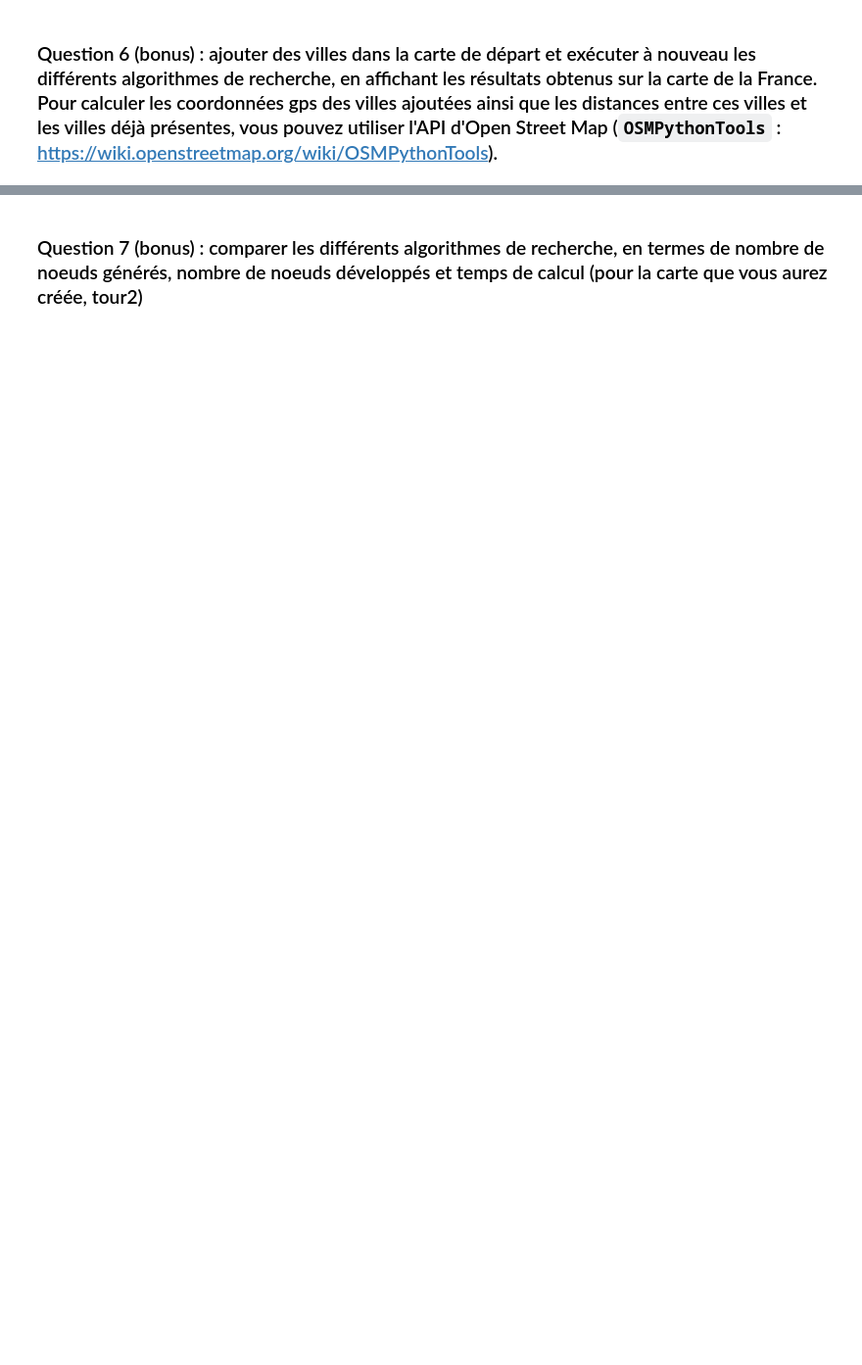
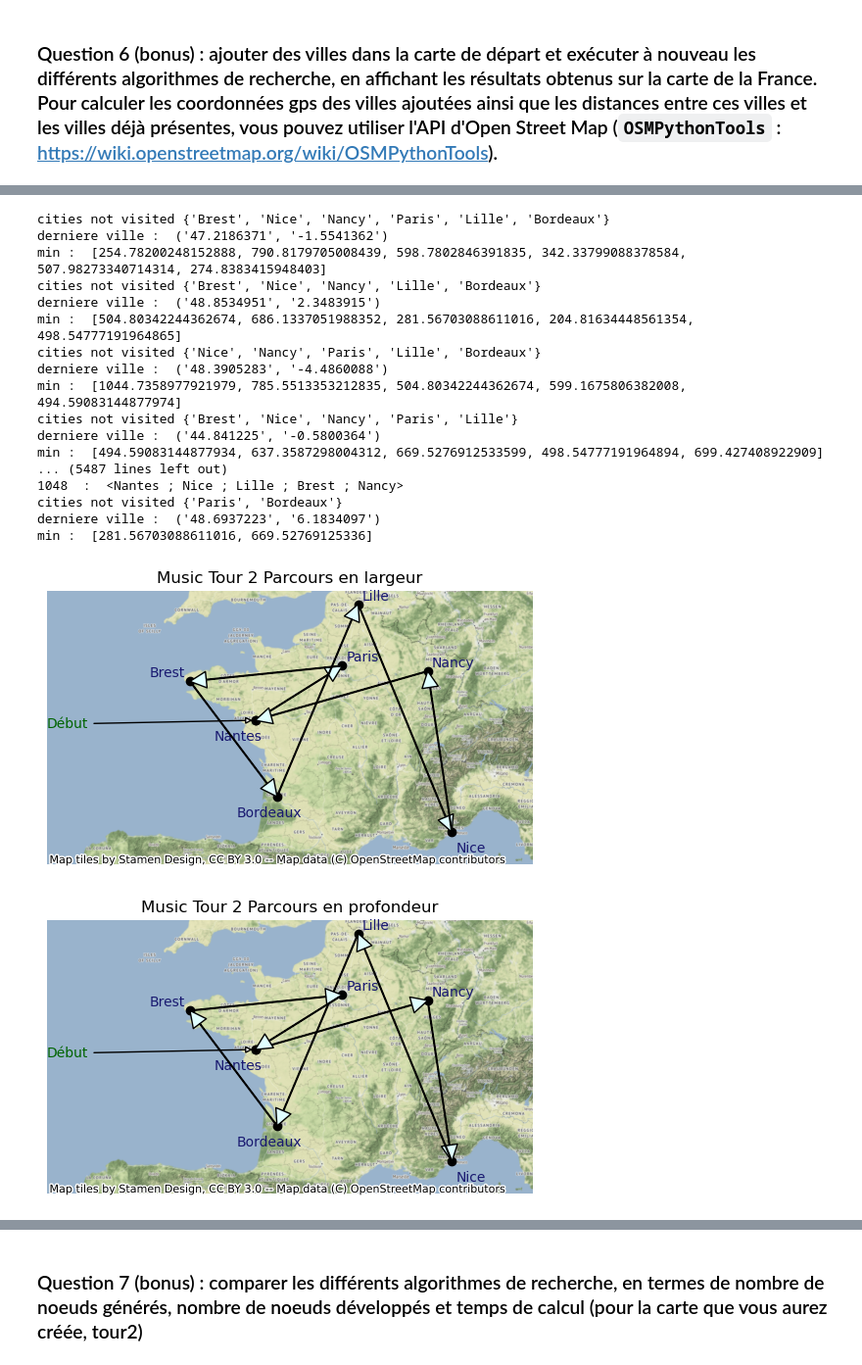
Before and after one commit to Zastial/SAE-PriceGuessr, a Jupyter notebook: planification_tournee_musicale.ipynb, the cells around one changed output, grey strips where cells are left out. Shown at 98% size. Saved outputs shown, nothing was run; the diff lists cells and outputs as text; code cells hidden in the pictures; blank space fills up the shorter version.

```diff
--- a/planification_tournee_musicale.ipynb
+++ b/planification_tournee_musicale.ipynb
@@ -807,0 +814,58 @@ music2 = MusicTourProblem(initial='Nantes', map=tour2)
+# %%
+api_key = "5b3ce3597851110001cf62486892130a499c4922a9a23870b1fe68c1"
+
+def distance(origine, destination):
+    client = ors.Client(key=api_key)
+    origin_coords = client.pelias_search(origine)['features'][0]['geometry']['coordinates']
+    destination_coords = client.pelias_search(destination)['features'][0]['geometry']['coordinates']
+    route = client.directions(coordinates=[origin_coords, destination_coords], profile='driving-car', format='geojson')
+    distance = route['features'][0]['properties']['segments'][0]['distance'] / 1000
+    return distance  # retourne la distance en kilomètres
+
+def populate(distances=False):
+    tour = Map({}, {})
+    cities = ["Nantes", "Paris", "Brest", "Bordeaux", "Lille", "Nice", "Nancy"]
+    geolocator = Nominatim()
+    for city in cities:
+        location = geolocator.query(city+', France').toJSON()[0]
+        tour.locations[city] = (location['lat'], location['lon'])
+
+    if distances:
+        for city1 in cities:
+            for city2 in cities:
+                if city1 != city2:
+                    tour.distances[(city1, city2)] = distance(city1+", France", city2+", France")
+
+    return tour
+
+# Nous avons fait le choix de prendre les distances depuis un service extérieur : en effet, nous avons besoin des
+# distances réelles et non des distances à vol d'oiseau.
+# récupérer toutes les distances depuis OpenRouteService prend un certain temps (environ 1m35 dans nos essais)
+# de plus, la clé api_key est limitée à 2000 demandes par jour et 40 par minute.
+# les distances sont donc remplies à la main, mais il suffit de changer la valeur de la variable distances pour obtenir les valeurs
+# depuis l'API
+
+distances = False
+tour2 = populate(distances)
+if not distances:
+    tour2.distances = {('Nantes', 'Paris'): 381.2022, ('Nantes', 'Brest'): 302.5412, ('Nantes', 'Bordeaux'): 347.7596, ('Nantes', 'Lille'): 603.3151, ('Nantes', 'Nice'): 1145.4768000000001, ('Nantes', 'Nancy'): 754.4465, ('Paris', 'Nantes'): 383.7441, ('Paris', 'Brest'): 589.5876, ('Paris', 'Bordeaux'): 583.7776, ('Paris', 'Lille'): 219.6466, ('Paris', 'Nice'): 932.9362, ('Paris', 'Nancy'): 384.454, ('Brest', 'Nantes'): 302.5021, ('Brest', 'Paris'): 588.0178000000001, ('Brest', 'Bordeaux'): 647.1225999999999, ('Brest', 'Lille'): 761.1406999999999, ('Brest', 'Nice'): 1444.8398, ('Brest', 'Nancy'): 961.2621, ('Bordeaux', 'Nantes'): 357.4047, ('Bordeaux', 'Paris'): 582.025, ('Bordeaux', 'Brest'): 648.8943, ('Bordeaux', 'Lille'): 804.1379000000001, ('Bordeaux', 'Nice'): 802.8464, ('Bordeaux', 'Nancy'): 900.1188000000001, ('Lille', 'Nantes'): 604.1206999999999, ('Lille', 'Paris'): 221.1001, ('Lille', 'Brest'): 752.711, ('Lille', 'Bordeaux'): 804.1543, ('Lille', 'Nice'): 1159.0278999999998, ('Lille', 'Nancy'): 417.7681, ('Nice', 'Nantes'): 1153.7618, ('Nice', 'Paris'): 930.7116, ('Nice', 'Brest'): 1445.2513000000001, ('Nice', 'Bordeaux'): 802.408, ('Nice', 'Lille'): 1157.8921, ('Nice', 'Nancy'): 872.8911999999999, ('Nancy', 'Nantes'): 754.5536999999999, ('Nancy', 'Paris'): 385.70009999999996, ('Nancy', 'Brest'): 960.3972, ('Nancy', 'Bordeaux'): 898.09, ('Nancy', 'Lille'): 419.20820000000003, ('Nancy', 'Nice'): 873.2689}
+music2 = MusicTourProblem(initial='Nantes', map=tour2)
+
+bfts2 = breadth_first_tree_search(music2)
+graphique(tour2, bfts2[0], "Music Tour 2 Parcours en largeur")
+
+dfts2 = depth_first_tree_search(music2)
+graphique(tour2, dfts2[0], "Music Tour 2 Parcours en profondeur")
+
+bfgs2 = breadth_first_graph_search(music2)
+graphique(tour2, bfgs2[0], "Music Tour 2 Recherche en largeur")
+
+dfgs2 = depth_first_graph_search(music2)
+graphique(tour2, bfgs2[0], "Music Tour 2 Recherche en profondeur")
+
+ggs2 = greedy_graph_search(music2, h=music2.h)
+graphique(tour2, ggs2[0], "Music Tour 2 Exploration gloutonne")
+
+ags2 = astar_graph_search(music2, lambda x: music2.h(x) +g(x))
+graphique(tour2, ags2[0], "Music Tour 2 Recherche A*")
+# %% [output]
@@ -807,0 +879,19 @@ music2 = MusicTourProblem(initial='Nantes', map=tour2)
+cities not visited {'Brest', 'Nice', 'Nancy', 'Paris', 'Lille', 'Bordeaux'}
+derniere ville :  ('47.2186371', '-1.5541362')
+min :  [254.78200248152888, 790.8179705008439, 598.7802846391835, 342.33799088378584, 507.98273340714314, 274.8383415948403]
+cities not visited {'Brest', 'Nice', 'Nancy', 'Lille', 'Bordeaux'}
+derniere ville :  ('48.8534951', '2.3483915')
+min :  [504.80342244362674, 686.1337051988352, 281.56703088611016, 204.81634448561354, 498.54777191964865]
+cities not visited {'Nice', 'Nancy', 'Paris', 'Lille', 'Bordeaux'}
+derniere ville :  ('48.3905283', '-4.4860088')
+min :  [1044.7358977921979, 785.5513353212835, 504.80342244362674, 599.1675806382008, 494.59083144877974]
+cities not visited {'Brest', 'Nice', 'Nancy', 'Paris', 'Lille'}
+derniere ville :  ('44.841225', '-0.5800364')
+min :  [494.59083144877934, 637.3587298004312, 669.5276912533599, 498.54777191964894, 699.427408922909]
+... (5487 lines left out)
+1048  :  <Nantes ; Nice ; Lille ; Brest ; Nancy>
+cities not visited {'Paris', 'Bordeaux'}
+derniere ville :  ('48.6937223', '6.1834097')
+min :  [281.56703088611016, 669.52769125336]
+[figure, added]
+[figure, added]
```
Also changed, not shown: parts of 6 cells of this notebook, 7 other files.
